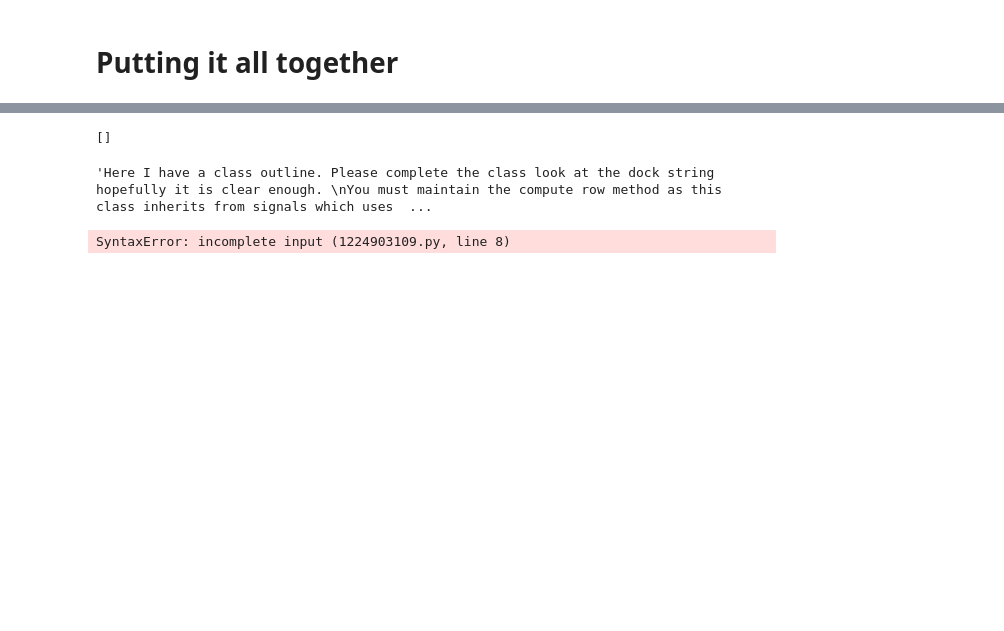
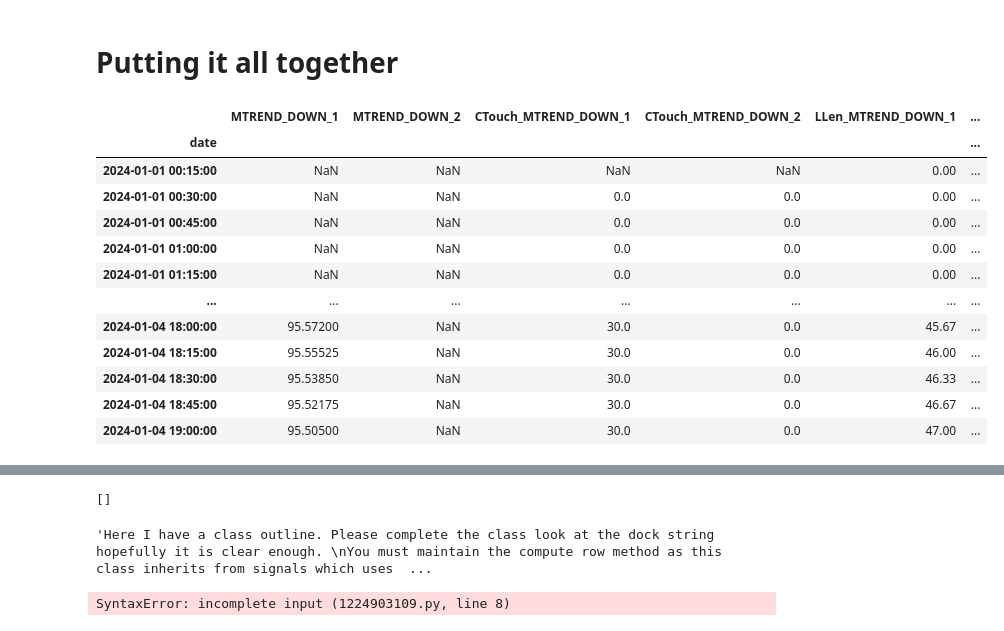
Before and after one commit to Design-01/stockbot_4, a Jupyter notebook: frames.ipynb, the cells around one changed output, grey strips where cells are left out. Saved outputs shown, nothing was run; the diff lists cells and outputs as text; code cells hidden in the pictures; blank space fills up the shorter version.

Commit message:
fixed Score

```diff
--- a/frames.ipynb
+++ b/frames.ipynb
@@ -59,22 +59,11 @@ f.add_ta(ta.HPLP(hi_col='high', lo_col='low', span=10),
 
 
 
-f.add_ta(ta.ConsolidationZone(hp_column='HP_hi_10', lp_column='LP_lo_10', atr_column='ATR_50', price_tolerance=0.001, max_points_between=1, height_width_ratio=50),
-            [{'color': "rgba(225, 182, 30, 0.5)", 'fillcolour': "rgba(225, 182, 30, 0.1)", 'width': 2}, # support # green = rgba(0, 255, 0, 0.1)
-            {'color': "rgba(225, 182, 30, 0.1)", 'fillcolour': "rgba(225, 182, 30, 0.1)", 'width': 2}], # resistance # red = rgba(255, 0, 0, 0.1)
-            chart_type = 'cons')
 
 # f.add_ta(ta.TrendlineDetector(name='TREND', point_column='LP_lo_10',slope_direction='up', slope_tolerance=0.5, min_points=3, lookback_points=6),
 #             {'dash': 'solid', 'color': 'yellow', 'width': 2},
 #             chart_type = 'trendlines')
 
-# f.add_ta(ta.MicroTrendline(name='MTREND', pointsCol='HP_hi_10', atrCol='ATR_50', slopeDir='down', slopeToleranceATR=2, projectionPeriod=10),
-#             {'dash': 'solid', 'color': 'rgb(173, 90, 255)', 'width': 1},
-#             chart_type = 'trendlines')
-
-# f.add_ta(ta.MicroTrendline(name='MTREND', pointsCol='LP_lo_10', atrCol='ATR_50', slopeDir='up', slopeToleranceATR=2, projectionPeriod=10),
-#             {'dash': 'solid', 'color': 'rgb(198, 255, 90)', 'width': 1},
-#             chart_type = 'trendlines')
 
 # f.add_ta(sig.Tail(ls='LONG', lookBack=100, normRange=(0,100), tailExceedsNthBarsAgo=2),
 #               {'dash': 'solid', 'color': 'red', 'width': 1},
@@ -93,36 +82,63 @@ f.add_ta(ta.ConsolidationZone(hp_column='HP_hi_10', lp_column='LP_lo_10', atr_co
 #          {'dash': 'solid', 'color': 'yellow', 'width': 2},
 #          row=3) # mansfield rsi signal
 
-#$ ---- Consilidation Signals ----
+#$ ---- Consilidation ----
+
+# f.add_ta(ta.ConsolidationZone(hp_column='HP_hi_10', lp_column='LP_lo_10', atr_column='ATR_50', price_tolerance=0.001, max_points_between=1, height_width_ratio=50),
+#             [{'color': "rgba(225, 182, 30, 0.5)", 'fillcolour': "rgba(225, 182, 30, 0.1)", 'width': 2}, # support # green = rgba(0, 255, 0, 0.1)
+#             {'color': "rgba(225, 182, 30, 0.1)", 'fillcolour': "rgba(225, 182, 30, 0.1)", 'width': 2}], # resistance # red = rgba(255, 0, 0, 0.1)
+#             chart_type = 'cons')
+
+# colours = ['cyan', 'yellow', 'green', 'red', 'orange', 'magenta', 'purple']
+
+
+# f.add_ta(sig.ConsolidationShape(normRange=(1,25), consUpperCol='CONS_UPPER', consLowerCol='CONS_LOWER', atrCol='ATR_50', minBars=10, lookBack=periods-1),
+#               [{'dash': 'solid', 'color': color, 'width': 2} for color in colours],
+#               chart_type = 'line', row=4) # count
+
+# f.add_ta(sig.ConsolidationPosition(normRange=(1,100), consUpperCol='CONS_UPPER', consLowerCol='CONS_LOWER', lookBack=periods-1),
+#               [{'dash': 'solid', 'color': color, 'width': 2} for color in colours],
+#               chart_type = 'line', row=4) # count
+
+# f.add_ta(sig.ConsolidationPreMove(normRange=(1,15), consUpperCol='CONS_UPPER', consLowerCol='CONS_LOWER', maCol='MA_cl_50', atrCol='ATR_50', lookBack=periods-1),
+#               [{'dash': 'solid', 'color': color, 'width': 2} for color in colours],
+#               chart_type = 'line', row=4) # count
+
+# f.add_ta(sig.Score( rawName = 'Cons', normRange=(0,100), lookBack=periods-1, containsAllStrings=['Cons', '1'], scoreType = 'mean', weight = 1 ),
+#               {'dash': 'solid', 'color': 'brown', 'width': 4},
+#               chart_type = 'line', row=4) # score signal
+
+#$---- Trendlines ----
+f.add_ta(ta.MicroTrendline(name='MTREND', pointsCol='HP_hi_10', atrCol='ATR_50', slopeDir='down', slopeToleranceATR=2, projectionPeriod=10),
+            {'dash': 'solid', 'color': 'rgb(173, 90, 255)', 'width': 1},
+            chart_type = 'trendlines')
+
+f.add_ta(ta.MicroTrendline(name='MTREND', pointsCol='LP_lo_10', atrCol='ATR_50', slopeDir='up', slopeToleranceATR=2, projectionPeriod=10),
+            {'dash': 'solid', 'color': 'rgb(198, 255, 90)', 'width': 1},
+            chart_type = 'trendlines')
 
 colours = ['cyan', 'yellow', 'green', 'red', 'orange', 'magenta', 'purple']
 
+f.add_ta(sig.CountTouches(ls='LONG', supOrRes='sup', normRange=(0,20), lookBack=periods-1, columnStartsWith='MTREND_DOWN', atrCol='ATR_50', touchTolerance=0.5),
+              [{'dash': 'solid', 'color': color, 'width': 1} for color in colours],
+              chart_type = 'line', row=4) # count touches signal
 
-f.add_ta(sig.ConsolidationShape(normRange=(0,50), consUpperCol='CONS_UPPER', consLowerCol='CONS_LOWER', atrCol='ATR_50', minBars=10, lookBack=periods-1),
-              [{'dash': 'solid', 'color': color, 'width': 2} for color in colours],
-              chart_type = 'line', row=4) # count
+f.add_ta(sig.LineLengths(normRange=(0,300), lookBack=periods-1, columnStartsWith='MTREND_DOWN', minBars=10),
+              [{'dash': 'solid', 'color': color, 'width': 1} for color in colours],
+              chart_type = 'line', row=4) # count touches signal
 
-f.add_ta(sig.ConsolidationPosition(normRange=(0,100), consUpperCol='CONS_UPPER', consLowerCol='CONS_LOWER', lookBack=periods-1),
-              [{'dash': 'solid', 'color': color, 'width': 2} for color in colours],
-              chart_type = 'line', row=4) # count
+f.add_ta(sig.Score( name = 'TL_DOWN_1', normRange=(0,100), lookBack=periods-1, containsAllStrings=['MTREND_DOWN', '1'], scoreType = 'mean', weight = 1 ),
+              {'dash': 'solid', 'color': colours[0], 'width': 3},
+              chart_type = 'line', row=4) # score signal
 
-f.add_ta(sig.ConsolidationPreMove(normRange=(0,15), consUpperCol='CONS_UPPER', consLowerCol='CONS_LOWER', maCol='MA_cl_50', atrCol='ATR_50', lookBack=periods-1),
-              [{'dash': 'solid', 'color': color, 'width': 2} for color in colours],
-              chart_type = 'line', row=4) # count
+f.add_ta(sig.Score( name = 'TL_DOWN_2', normRange=(0,100), lookBack=periods-1, containsAllStrings=['MTREND_DOWN', '2'], scoreType = 'mean', weight = 1 ),
+              {'dash': 'solid', 'color': colours[1], 'width': 3},
+              chart_type = 'line', row=4) # score signal
 
-f.add_ta(sig.Score( rawName = 'Cons', normRange=(0,100), lookBack=periods-1, containsAllStrings=['Cons', '1'], scoreType = 'mean', weight = 1 , lastRowOnly=False),
-              {'dash': 'solid', 'color': 'yellow', 'width': 2},
-              chart_type = 'lines+markers', row=4) # score signal
-
-#$---- Trendline Signals ----
-# f.add_ta(sig.CountTouches(ls='LONG', supOrRes='sup', normRange=(0,10), lookBack=periods-1, columnStartsWith='MTREND_UP', atrCol='ATR_50', touchTolerance=0.5),
-#               [{'dash': 'solid', 'color': color, 'width': 1} for color in colours],
-#               chart_type = 'lines+markers', row=4) # count touches signal
-
-# f.add_ta(sig.LineLengths(normRange=(0,100), lookBack=periods-1, columnStartsWith='MTREND_UP', minBars=10),
-#               [{'dash': 'solid', 'color': color, 'width': 1} for color in colours],
-#               chart_type = 'lines+markers', row=4) # count touches signal
-
+# combined scores to allow for overlap
+f.add_ta(sig.Score( name = 'TL_DOWN', normRange=(0,100), lookBack=periods-1, containsAllStrings=['TL_DOWN'], scoreType = 'sum', weight = 1 ),
+              {'dash': 'solid', 'color': 'purple', 'width': 4},
+              chart_type = 'line', row=4) # score signal
 
 
 
@@ -240,31 +256,44 @@ f.add_ta(sig.Score( rawName = 'Cons', normRange=(0,100), lookBack=periods-1, con
 
 f.setup_chart()
 f.plot(trading_hours=True, height=1000, width=1500)
 
 
 """
 Resistance:
 
 
 The objective is to modify a support and resistance class that will find the support and resistance levels and return a pandas data frame with those levels projected forward to the end of the data frame from the points that have been detected
 So it is important that every row of the data frame is filled in with the same price point stretching from the index where the point is located to the end of the data frame so that it displays correctly on a chart. (This is not a visualisation task but a data manipulation task)
 Do not worry about tolerances and touch points for now.
 
   -- All code snippets are to be returned in the chat do not update files directly
   -- compute only base on the last close price on the last bar
   -- hp and lp is high point or low point
   -- HP and LP are already computed and should be obtained from the data frame by referencing the relevant columns
   -- find the next  hp or lp That is higher than the close price. I suggest putting them all in a list both high points and low points and sorting them in ascending order first.
   -- When finding the next higher point use the argument pointsAgo to find the point that is x points higher from the current point.
   -- now find to index Of the point that was found whether it was a low point or a high point is irrelevant.
   -- Now project the point that was found and forward fill it to the end of the df So that when visualised on a chart there will be a line stretching from the point that has been found to the end of the chart.
 
   Support:
   -- Similar to resistance but of course the opposite.
 
   """
 
 # name = f"{self.name}_{self.slopeDir.upper()}_{i+1}"
-cols = [c for c in f.data.columns if 'Cons' in c]
+cols = [c for c in f.data.columns if 'DOWN' in c]
 f.data[cols].dropna(how='all')
 # %% [output]
+|  | MTREND_DOWN_1 | MTREND_DOWN_2 | CTouch_MTREND_DOWN_1 | CTouch_MTREND_DOWN_2 | LLen_MTREND_DOWN_1 | ... |
+| date |  |  |  |  |  | ... |
+| 2024-01-01 00:15:00 | NaN | NaN | NaN | NaN | 0.00 | ... |
+| 2024-01-01 00:30:00 | NaN | NaN | 0.0 | 0.0 | 0.00 | ... |
+| 2024-01-01 00:45:00 | NaN | NaN | 0.0 | 0.0 | 0.00 | ... |
+| 2024-01-01 01:00:00 | NaN | NaN | 0.0 | 0.0 | 0.00 | ... |
+| 2024-01-01 01:15:00 | NaN | NaN | 0.0 | 0.0 | 0.00 | ... |
+| ... | ... | ... | ... | ... | ... | ... |
+| 2024-01-04 18:00:00 | 95.57200 | NaN | 30.0 | 0.0 | 45.67 | ... |
+| 2024-01-04 18:15:00 | 95.55525 | NaN | 30.0 | 0.0 | 46.00 | ... |
+| 2024-01-04 18:30:00 | 95.53850 | NaN | 30.0 | 0.0 | 46.33 | ... |
+| 2024-01-04 18:45:00 | 95.52175 | NaN | 30.0 | 0.0 | 46.67 | ... |
+| 2024-01-04 19:00:00 | 95.50500 | NaN | 30.0 | 0.0 | 47.00 | ... |
```
Also changed, not shown: parts of 3 cells of this notebook, 1 other file.
